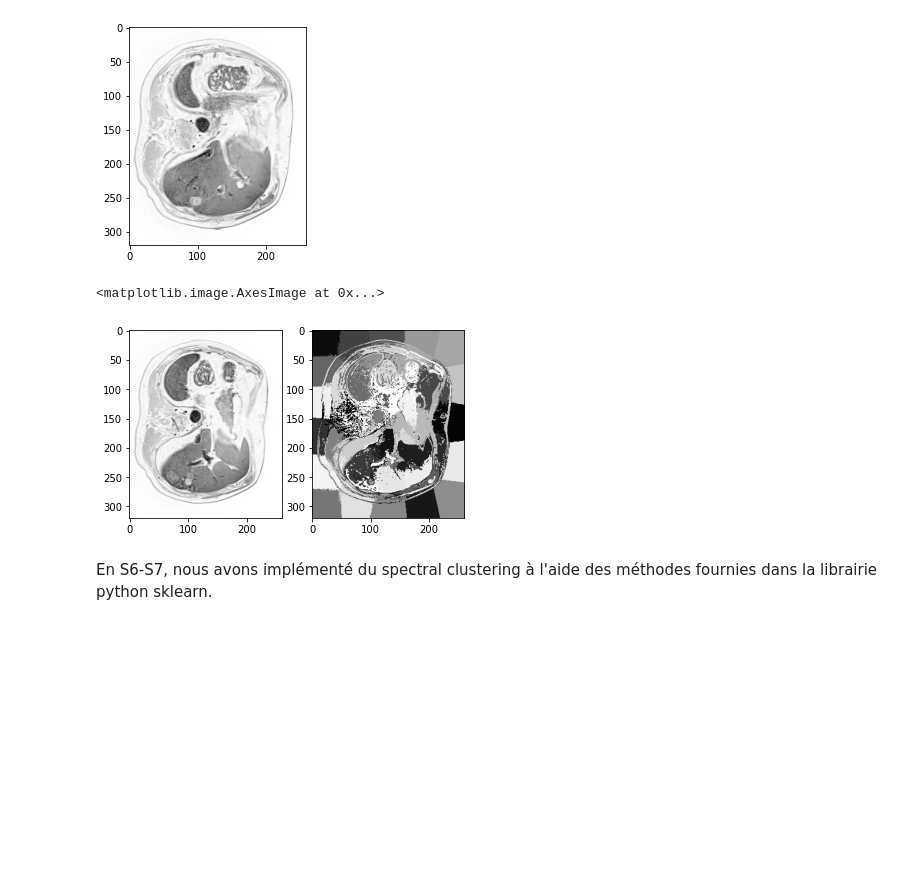
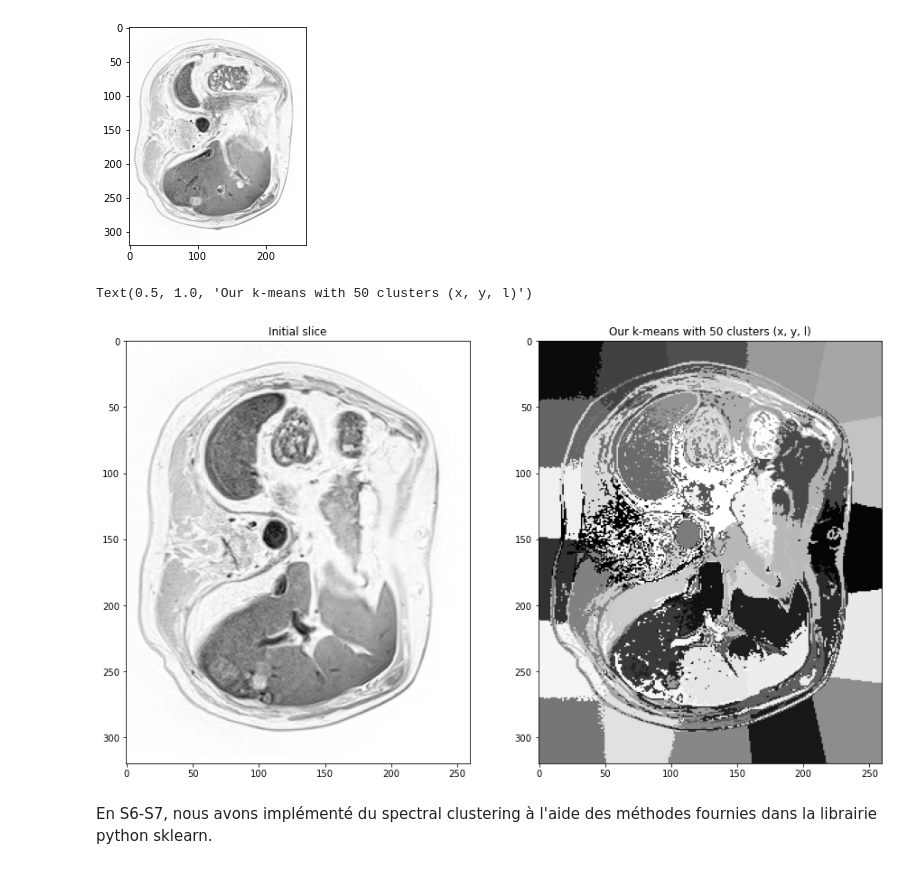
Before and after one commit to defrenned3238/WSBIM2243, a Jupyter notebook: WSBIM2243.ipynb, the cells around one changed output. Cells and saved outputs as stored; diff of their text form; code cells hidden in the pictures; blank space fills up the shorter version.

Commit message:
Added titles to figures
Still needs some cleaning

```diff
--- a/WSBIM2243.ipynb
+++ b/WSBIM2243.ipynb
@@ -341,13 +341,16 @@ for i in range(data.shape[0]):
     for j in range(data.shape[1]):
         imageOut[i, j] = assignments[j + data.shape[1]*i]
 # %%
+plt.figure(figsize=(15,10))
 plt.subplot(1, 2, 1)
 plt.imshow(data[:, :, 42], cmap='Greys')
+plt.title("Initial slice")
 plt.subplot(1, 2, 2)
 plt.imshow(imageOut, cmap='Greys')
+plt.title("Our k-means with 50 clusters (x, y, l)")
 # %% [output]
-<matplotlib.image.AxesImage at 0x...>
+Text(0.5, 1.0, 'Our k-means with 50 clusters (x, y, l)')
-[figure, old version]
+[figure, new version]
 # %% [markdown]
 En S6-S7, nous avons implémenté du spectral clustering à l'aide des méthodes fournies dans la librairie python sklearn.
 # %%
```
Also changed, not shown: parts of 3 cells of this notebook.
